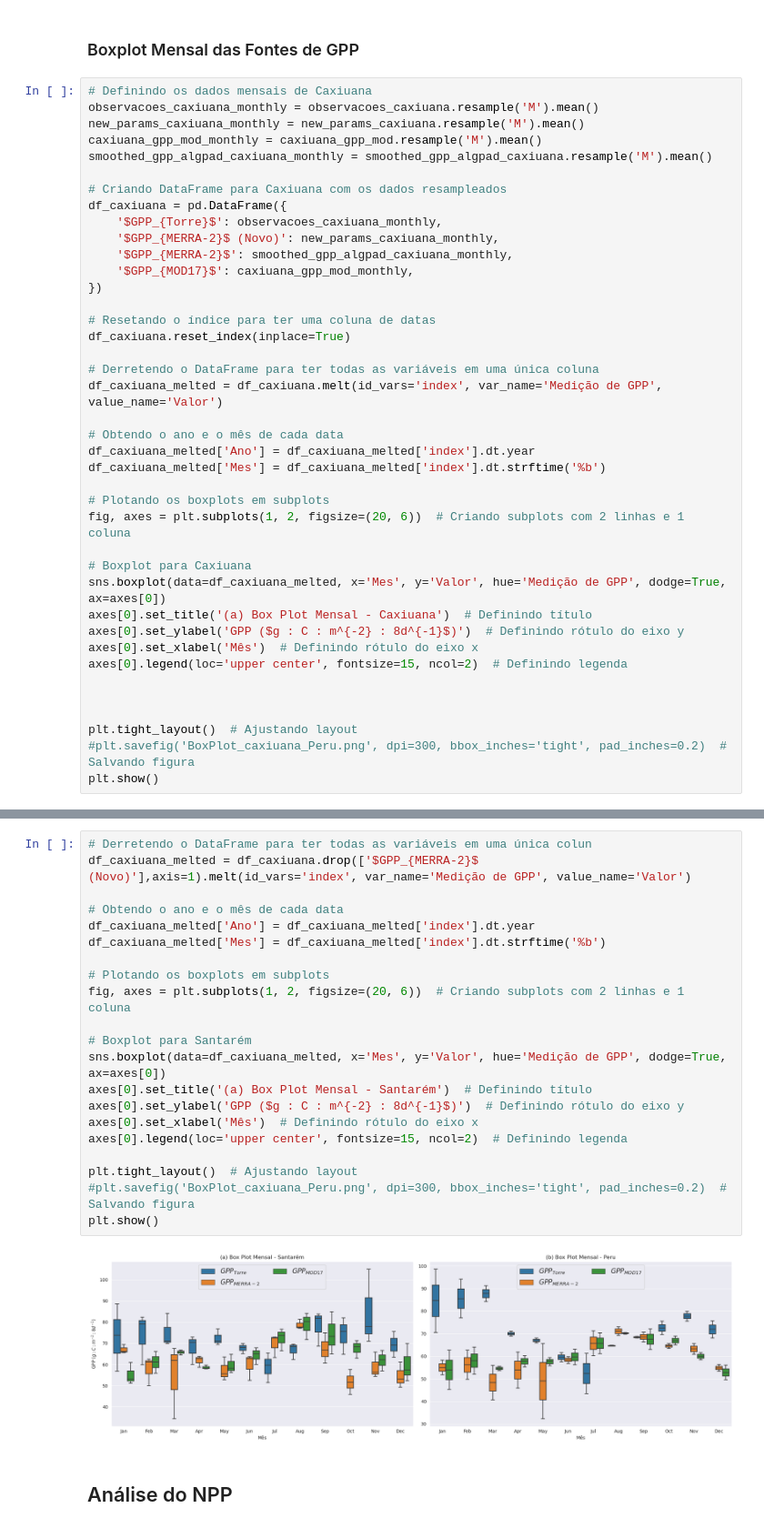
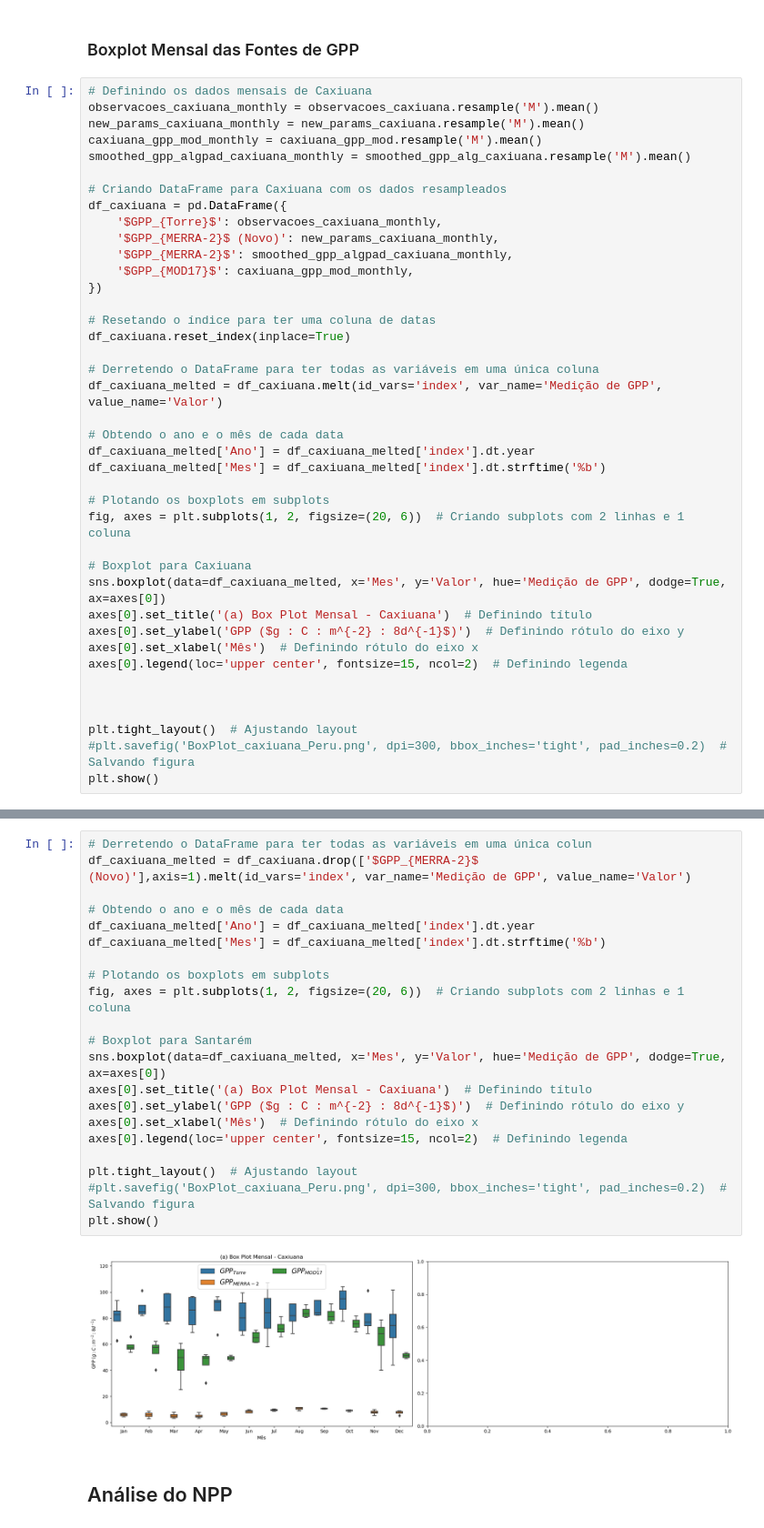
Before and after one commit to leotamasauskas/Enhancing-Satellite-Based-Estimations-of-Carbon-Flux-in-Caxiuan-Forest-Using-Artificial-Intelligence, a Jupyter notebook: main.ipynb, the cells around one changed output, grey strips where cells are left out. Shown: that part at 91% size. Saved outputs shown, nothing was run; the diff lists cells and outputs as text.

```diff
--- a/main.ipynb
+++ b/main.ipynb
@@ -522,7 +513,7 @@ display(erro_absoluto_caxiuana.describe())
 observacoes_caxiuana_monthly = observacoes_caxiuana.resample('M').mean()
 new_params_caxiuana_monthly = new_params_caxiuana.resample('M').mean()
 caxiuana_gpp_mod_monthly = caxiuana_gpp_mod.resample('M').mean()
-smoothed_gpp_algpad_caxiuana_monthly = smoothed_gpp_algpad_caxiuana.resample('M').mean()
+smoothed_gpp_algpad_caxiuana_monthly = smoothed_gpp_alg_caxiuana.resample('M').mean()
 
 # Criando DataFrame para Caxiuana com os dados resampleados
 df_caxiuana = pd.DataFrame({
@@ -562,26 +553,26 @@ plt.show()
 # %%
 # Derretendo o DataFrame para ter todas as variáveis em uma única colun
 df_caxiuana_melted = df_caxiuana.drop(['$GPP_{MERRA-2}$ (Novo)'],axis=1).melt(id_vars='index', var_name='Medição de GPP', value_name='Valor')
 
 # Obtendo o ano e o mês de cada data
 df_caxiuana_melted['Ano'] = df_caxiuana_melted['index'].dt.year
 df_caxiuana_melted['Mes'] = df_caxiuana_melted['index'].dt.strftime('%b')
 
 # Plotando os boxplots em subplots
 fig, axes = plt.subplots(1, 2, figsize=(20, 6))  # Criando subplots com 2 linhas e 1 coluna
 
 # Boxplot para Santarém
 sns.boxplot(data=df_caxiuana_melted, x='Mes', y='Valor', hue='Medição de GPP', dodge=True, ax=axes[0])
-axes[0].set_title('(a) Box Plot Mensal - Santarém')  # Definindo título
+axes[0].set_title('(a) Box Plot Mensal - Caxiuana')  # Definindo título
 axes[0].set_ylabel('GPP ($g : C : m^{-2} : 8d^{-1}$)')  # Definindo rótulo do eixo y
 axes[0].set_xlabel('Mês')  # Definindo rótulo do eixo x
 axes[0].legend(loc='upper center', fontsize=15, ncol=2)  # Definindo legenda
 
 plt.tight_layout()  # Ajustando layout
 #plt.savefig('BoxPlot_caxiuana_Peru.png', dpi=300, bbox_inches='tight', pad_inches=0.2)  # Salvando figura
 plt.show()
 # %% [output]
-[figure, old version]
+[figure, new version]
 # %% [markdown]
 ## Análise do NPP
 # %% [markdown]
```
Also changed, not shown: parts of 6 cells of this notebook, 1 other file.
